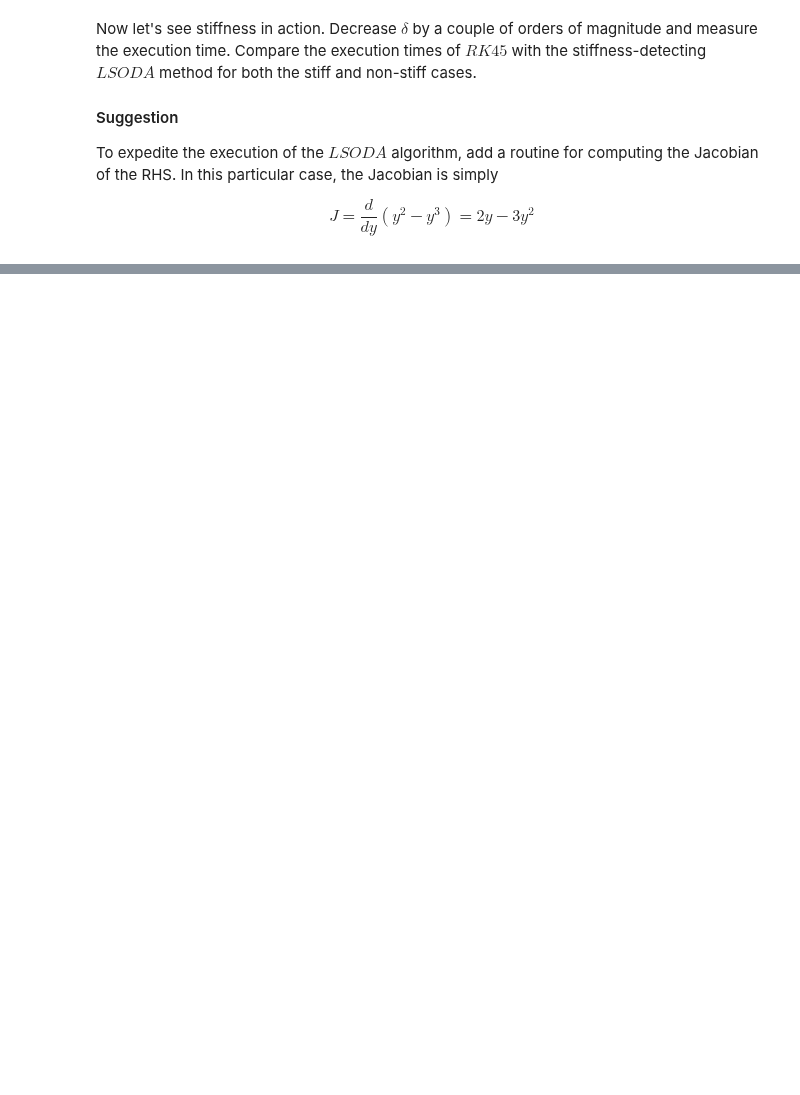
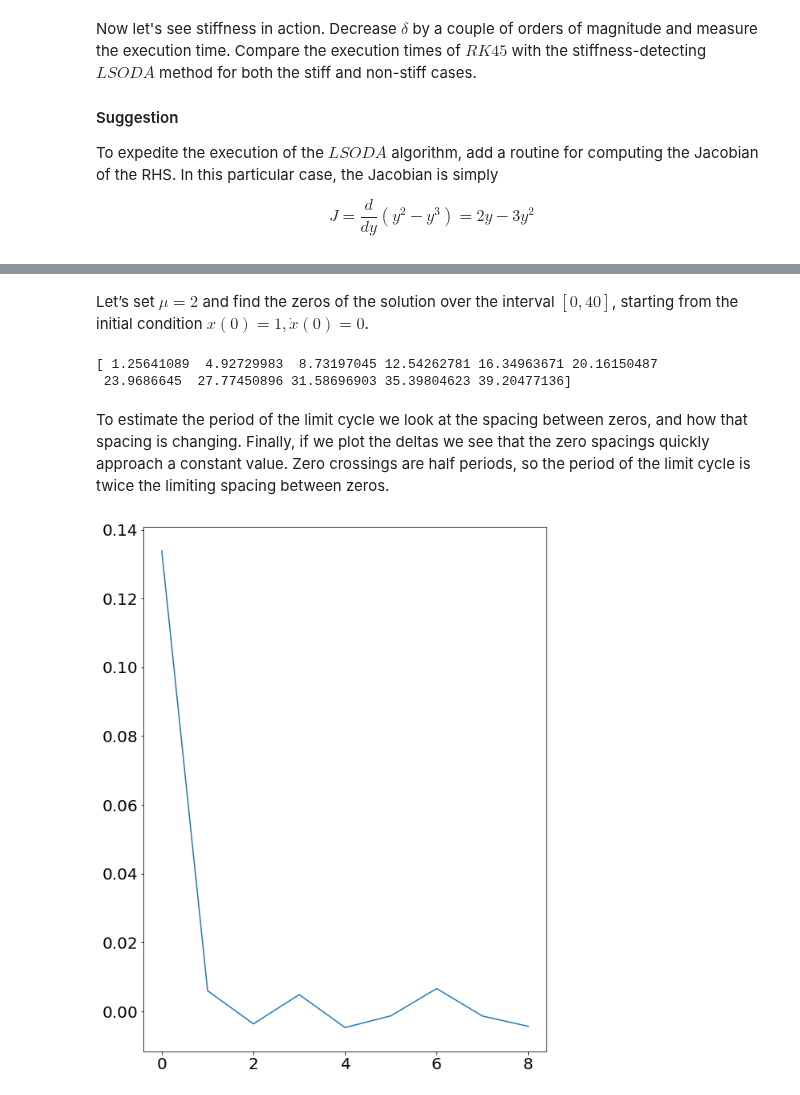
Before and after one commit to hariseldon99/msph402b, a Jupyter notebook: Ordinary_Differential_Equations.ipynb, the cells around one changed output, grey strips where cells are left out. Cells and saved outputs as stored; diff of their text form; code cells hidden in the pictures; blank space fills up the shorter version.

```diff
--- a/Ordinary_Differential_Equations.ipynb
+++ b/Ordinary_Differential_Equations.ipynb
@@ -270,0 +337,23 @@ LSODA:
+# %%
+def root(t, y): return y[0]
+# %% [markdown]
+Let’s set $\mu = 2$ and find the zeros of the solution over the interval $[0, 40]$, starting from the initial condition $x(0) = 1, \dot{x}(0) = 0$.
+# %%
+mu = 2
+sol = solve_ivp(vdp, [0, 40], [1, 0], events=root)
+zeros = sol.t_events[0]
+print(zeros)
+# %% [output]
+[ 1.25641089  4.92729983  8.73197045 12.54262781 16.34963671 20.16150487
+ 23.9686645  27.77450896 31.58696903 35.39804623 39.20477136]
+# %% [markdown]
+To estimate the period of the limit cycle we look at the spacing between zeros, and how that spacing is changing. Finally, if we plot the deltas we see that the zero spacings quickly approach a constant value. Zero crossings are half periods, so the period of the limit cycle is twice the limiting spacing between zeros.
+# %%
+import matplotlib.pyplot as plt
+
+spacing = zeros[1:] - zeros[:-1]
+deltas = spacing[1:] - spacing[:-1]
+plt.plot(deltas)
+plt.show()
+# %% [output]
+[figure, added]
```
Also changed, not shown: parts of 11 cells of this notebook.
